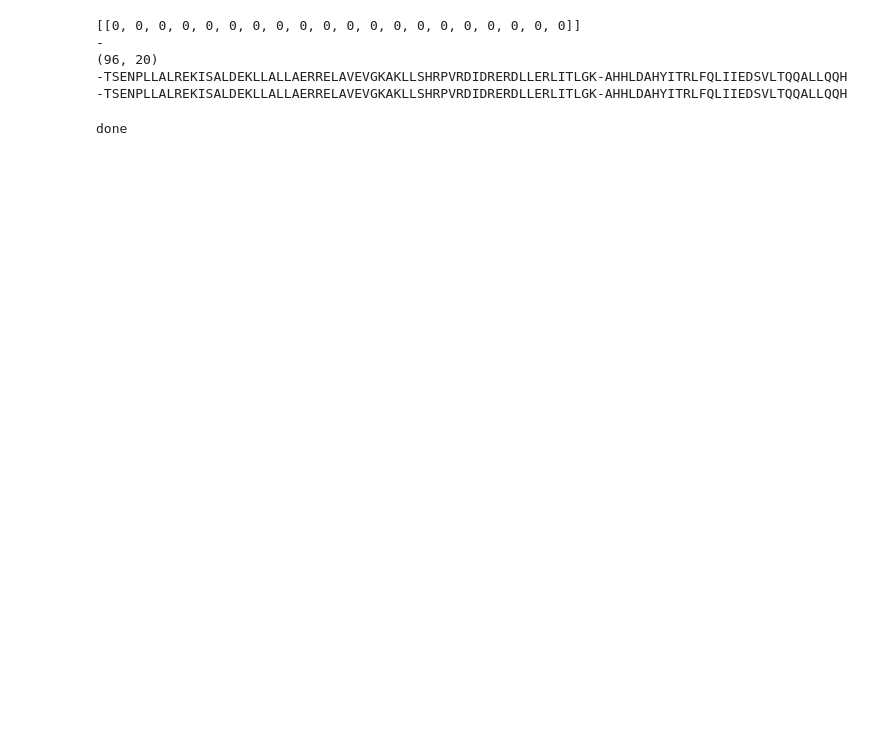
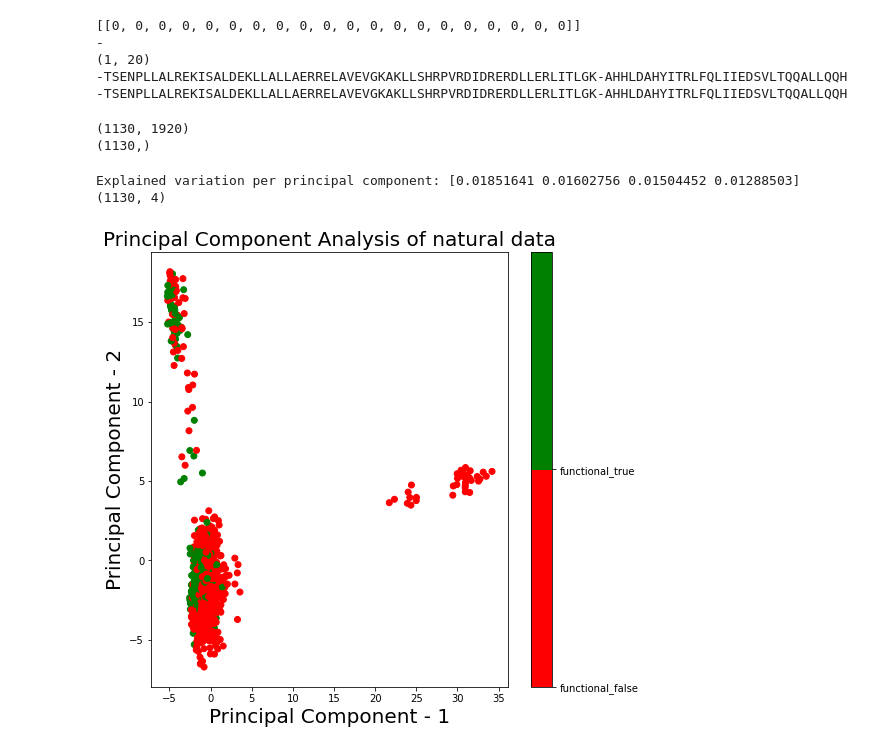
Before and after one commit to PHouzel/PCS_ML_2021, a Jupyter notebook: main.ipynb, the cells around one changed output. Drawn from its saved outputs; the diff is of its cells as text; code cells hidden in the pictures; blank space fills up the shorter version.

Commit message:
PCA functional

```diff
--- a/main.ipynb
+++ b/main.ipynb
@@ -70,7 +71,7 @@ def one_hot_decoder(encoded_str, alphabet):
     # define a mapping of integers to chars
     int_to_char = dict((i, c) for i, c in enumerate(alphabet))
     decoded = ''
-    for i in range(shape(encoded_str)[0]):
+    for i in range(np.shape(encoded_str)[0]):
         if np.count_nonzero(encoded_str[i]) == 0:
             inverted = '-'
         else:
@@ -85,30 +86,76 @@ print(encoded)
 decoded = one_hot_decoder(encoded, alphabet)
 print(decoded)
 
-#Example
+#Example + get arrays lengths
 tmp_sequence = data_dict.get("sequence_1")[0]
-encoded = one_hot_encoder(tmp_sequence, alphabet)
+encoded_ref = one_hot_encoder(tmp_sequence, alphabet)
 print(np.shape(encoded))
-decoded = one_hot_decoder(encoded, alphabet)
+decoded = one_hot_decoder(encoded_ref, alphabet)
 print(tmp_sequence)
 print(decoded)
 # %% [output]
 [[0, 0, 0, 0, 0, 0, 0, 0, 0, 0, 0, 0, 0, 0, 0, 0, 0, 0, 0, 0]]
 -
-(96, 20)
+(1, 20)
 -TSENPLLALREKISALDEKLLALLAERRELAVEVGKAKLLSHRPVRDIDRERDLLERLITLGK-AHHLDAHYITRLFQLIIEDSVLTQQALLQQH
 -TSENPLLALREKISALDEKLLALLAERRELAVEVGKAKLLSHRPVRDIDRERDLLERLITLGK-AHHLDAHYITRLFQLIIEDSVLTQQALLQQH
 # %%
-from sklearn.decomposition import PCA
-from sklearn.preprocessing import StandardScaler
-
-#Create a single array of encoded data to apply PCA on
-encoded_data = np.empty([len(data_dict), np.shape(encoded)[0], np.shape(encoded)[1]])
+#Create a single array of encoded data to apply PCA on: single one hot vector
+encoded_data = np.empty([len(data_dict), np.shape(encoded_ref)[0]*np.shape(encoded_ref)[1]])
 for i in range(len(data_dict)):
     sequence = data_dict.get("sequence_"+str(i+1))[0]
-    encoded_data[i] = one_hot_encoder(sequence, alphabet)
+    encoded = one_hot_encoder(sequence, alphabet)
+    concatenated = encoded[0]
+    for j in range(len(encoded)-1):
+        concatenated = np.concatenate((concatenated, encoded[j+1]), axis = None)
+    encoded_data[i] = concatenated
 
+print(np.shape(encoded_data))
 
-print("done")
+#create array of labels: 1 if functional_true, O if functional_false
+labels = np.empty(len(data_dict))
+for i in range(len(data_dict)):
+    if data_dict.get("sequence_"+str(i+1))[1] == "functional_true":
+        labels[i]=1
+    else:
+        labels[i]=0
+print(np.shape(labels))
 # %% [output]
-done
+(1130, 1920)
+(1130,)
+# %%
+#Apply PCA
+from sklearn.decomposition import PCA
+from sklearn.preprocessing import StandardScaler
+
+# Standardizing the features
+encoded_data = StandardScaler().fit_transform(encoded_data)
+
+pca = PCA(n_components=4)
+principalComponents = pca.fit_transform(encoded_data)
+
+print('Explained variation per principal component: {}'.format(pca.explained_variance_ratio_))
+print(np.shape(principalComponents))
+# %% [output]
+Explained variation per principal component: [0.01851641 0.01602756 0.01504452 0.01288503]
+(1130, 4)
+# %%
+import matplotlib
+import matplotlib.pyplot as plt
+
+#red => 0 => functional_false; green => 1 => functional_true
+colors = ['red','green']
+
+fig = plt.figure(figsize=(8,8))
+plt.scatter(principalComponents[:,0], principalComponents[:,1], c=labels,
+            cmap=matplotlib.colors.ListedColormap(colors))
+plt.xlabel('Principal Component - 1',fontsize=20)
+plt.ylabel('Principal Component - 2',fontsize=20)
+plt.title("Principal Component Analysis of natural data",fontsize=20)
+
+cb = plt.colorbar()
+loc = np.arange(0,max(labels),max(labels)/float(len(colors)))
+cb.set_ticks(loc)
+cb.set_ticklabels(["functional_false", "functional_true"])
+# %% [output]
+[figure, added]
```
Also changed, not shown: parts of 3 cells of this notebook.
